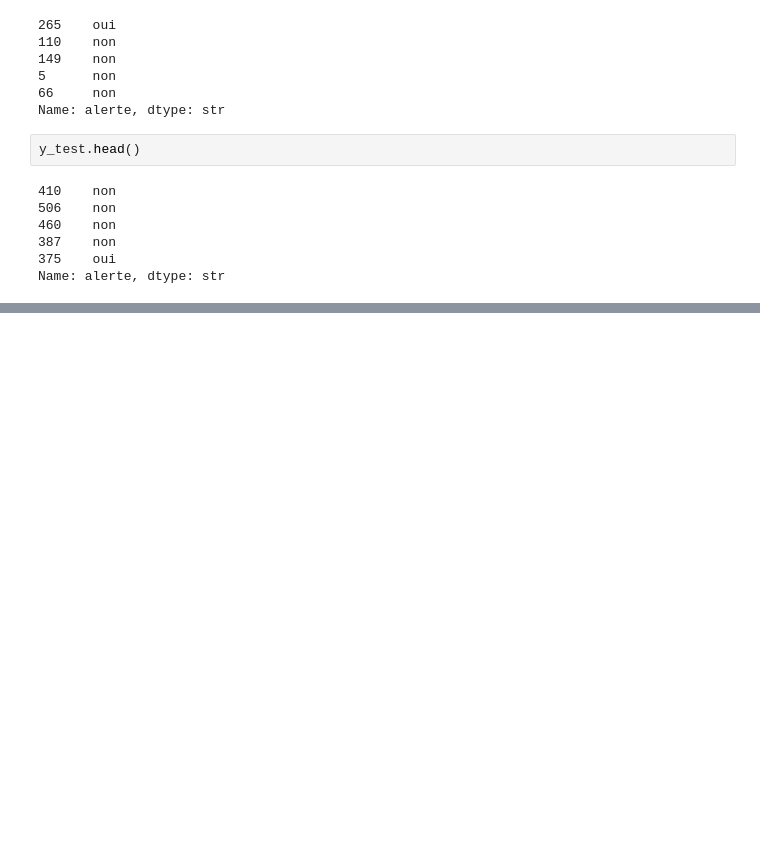
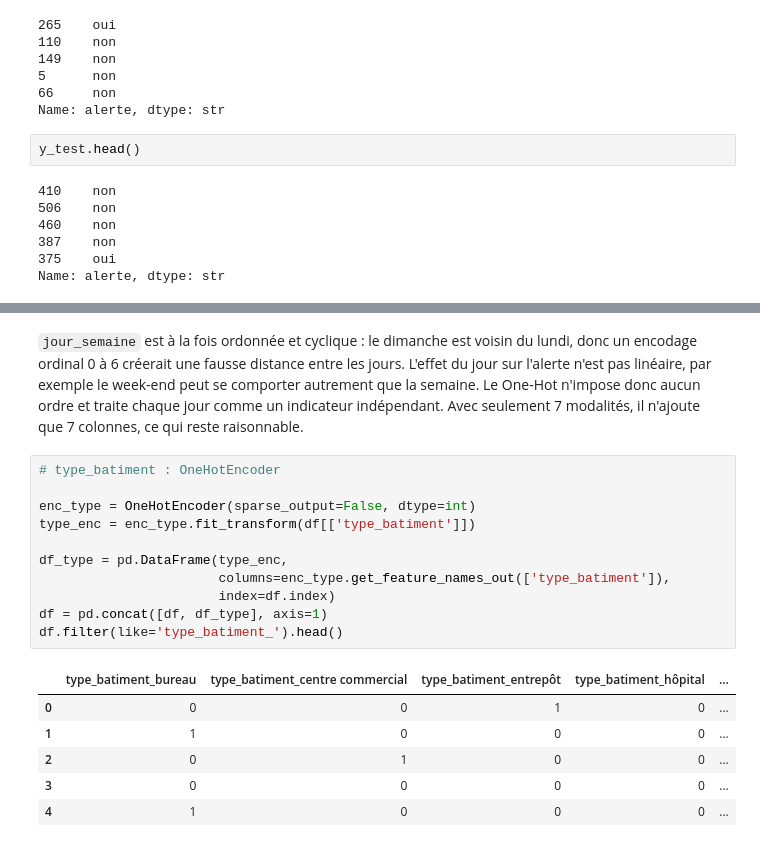
Before and after one commit to Alassanee/atelier_prepa_donnees_tab, a Jupyter notebook: notebooks/atelier_prepa_donnees_tab.ipynb, the cells around one changed output, grey strips where cells are left out. Cells and saved outputs as stored; diff of their text form; blank space fills up the shorter version.

Commit message:
Partie 4 – Encodage des variables catégorielles

```diff
--- a/notebooks/atelier_prepa_donnees_tab.ipynb
+++ b/notebooks/atelier_prepa_donnees_tab.ipynb
@@ -660,0 +747,20 @@ Name: alerte, dtype: str
+# %% [markdown]
+`jour_semaine` est à la fois ordonnée et cyclique : le dimanche est voisin du lundi, donc un encodage ordinal 0 à 6 créerait une fausse distance entre les jours. L'effet du jour sur l'alerte n'est pas linéaire, par exemple le week-end peut se comporter autrement que la semaine. Le One-Hot n'impose donc aucun ordre et traite chaque jour comme un indicateur indépendant. Avec seulement 7 modalités, il n'ajoute que 7 colonnes, ce qui reste raisonnable.
+# %%
+# type_batiment : OneHotEncoder
+
+enc_type = OneHotEncoder(sparse_output=False, dtype=int)
+type_enc = enc_type.fit_transform(df[['type_batiment']])
+
+df_type = pd.DataFrame(type_enc,
+                       columns=enc_type.get_feature_names_out(['type_batiment']),
+                       index=df.index)
+df = pd.concat([df, df_type], axis=1)
+df.filter(like='type_batiment_').head()
+# %% [output]
+|  | type_batiment_bureau | type_batiment_centre commercial | type_batiment_entrepôt | type_batiment_hôpital | ... |
+| 0 | 0 | 0 | 1 | 0 | ... |
+| 1 | 1 | 0 | 0 | 0 | ... |
+| 2 | 0 | 1 | 0 | 0 | ... |
+| 3 | 0 | 0 | 0 | 0 | ... |
+| 4 | 1 | 0 | 0 | 0 | ... |
```
Also changed, not shown: parts of 19 cells of this notebook.
